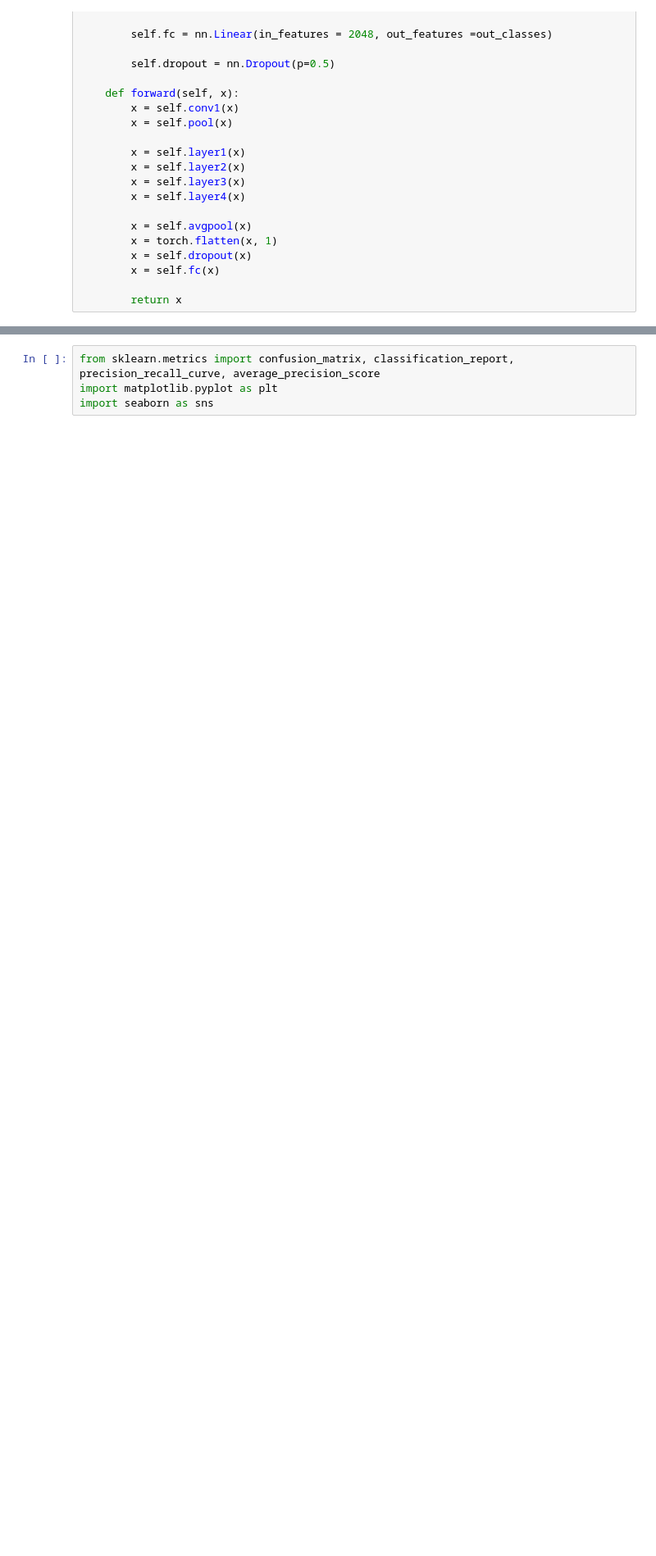
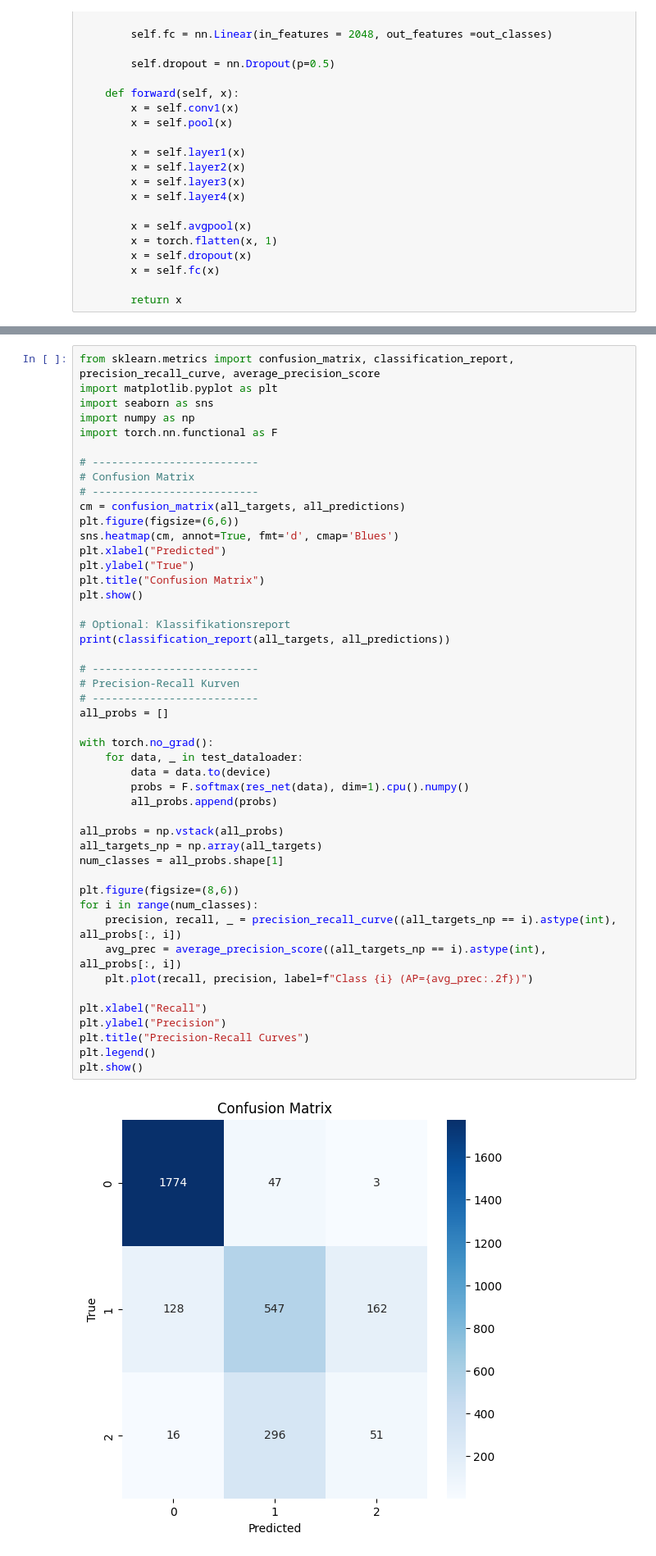
Before and after one commit to frederikgras/AIMA, a Jupyter notebook: week_06_computer_vision_II.ipynb, the cells around one changed output, grey strips where cells are left out. Shown at 82% size. Saved outputs shown, nothing was run; the diff lists cells and outputs as text; blank space fills up the shorter version.

```diff
--- a/week_06_computer_vision_II.ipynb
+++ b/week_06_computer_vision_II.ipynb
@@ -730,4 +749,49 @@ plt.show()
 # %%
 from sklearn.metrics import confusion_matrix, classification_report, precision_recall_curve, average_precision_score
 import matplotlib.pyplot as plt
 import seaborn as sns
+import numpy as np
+import torch.nn.functional as F
+
+# --------------------------
+# Confusion Matrix
+# --------------------------
+cm = confusion_matrix(all_targets, all_predictions)
+plt.figure(figsize=(6,6))
+sns.heatmap(cm, annot=True, fmt='d', cmap='Blues')
+plt.xlabel("Predicted")
+plt.ylabel("True")
+plt.title("Confusion Matrix")
+plt.show()
+
+# Optional: Klassifikationsreport
+print(classification_report(all_targets, all_predictions))
+
+# --------------------------
+# Precision-Recall Kurven
+# --------------------------
+all_probs = []
+
+with torch.no_grad():
+    for data, _ in test_dataloader:
+        data = data.to(device)
+        probs = F.softmax(res_net(data), dim=1).cpu().numpy()
+        all_probs.append(probs)
+
+all_probs = np.vstack(all_probs)
+all_targets_np = np.array(all_targets)
+num_classes = all_probs.shape[1]
+
+plt.figure(figsize=(8,6))
+for i in range(num_classes):
+    precision, recall, _ = precision_recall_curve((all_targets_np == i).astype(int), all_probs[:, i])
+    avg_prec = average_precision_score((all_targets_np == i).astype(int), all_probs[:, i])
+    plt.plot(recall, precision, label=f"Class {i} (AP={avg_prec:.2f})")
+
+plt.xlabel("Recall")
+plt.ylabel("Precision")
+plt.title("Precision-Recall Curves")
+plt.legend()
+plt.show()
+# %% [output]
+[figure, added]
```
Also changed, not shown: parts of 3 cells of this notebook.
